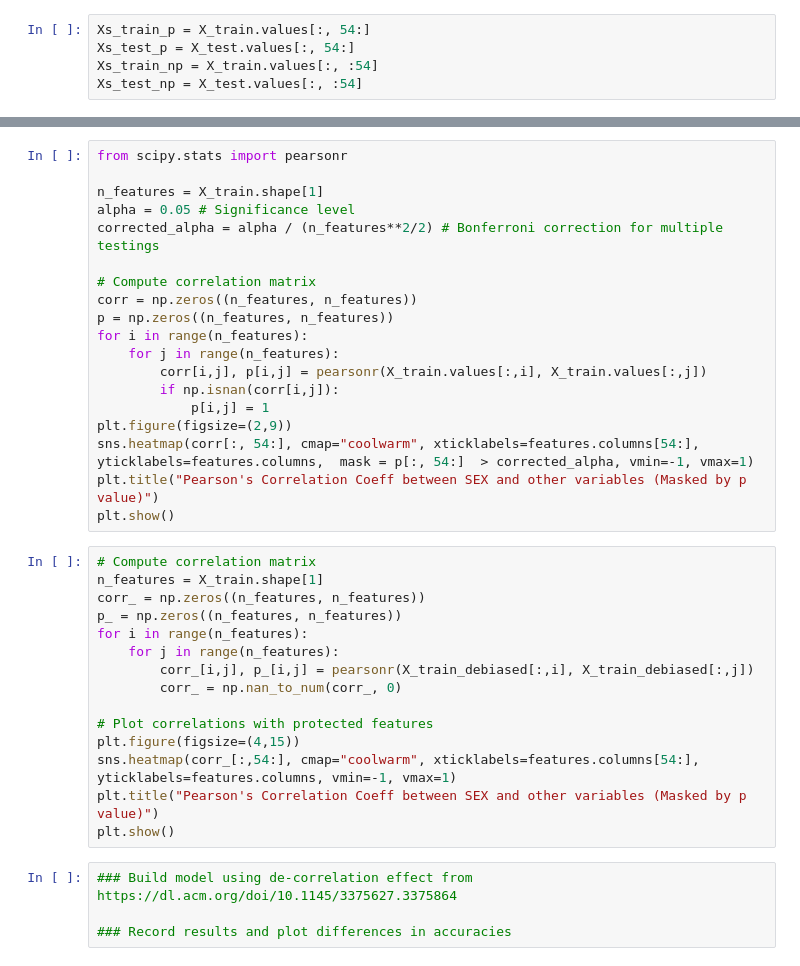
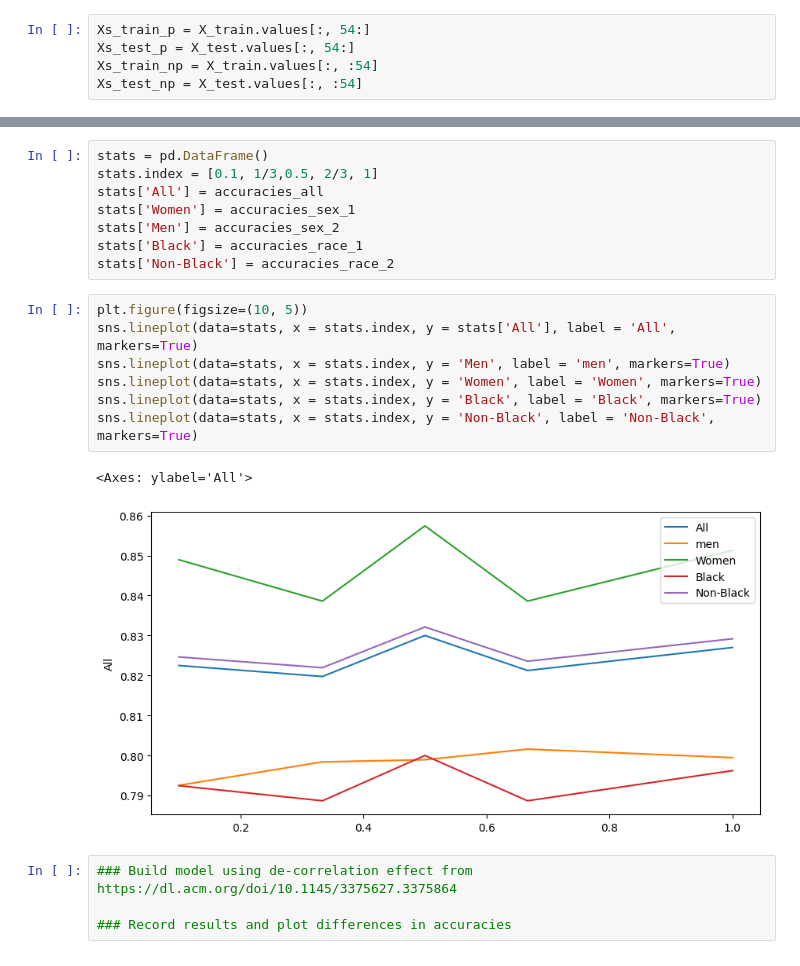
Before and after one commit to hugzito/AF2, a Jupyter notebook: afae24-assignment-02-template.ipynb, the cells around one changed output, grey strips where cells are left out. Saved outputs shown, nothing was run; the diff lists cells and outputs as text.

```diff
--- a/afae24-assignment-02-template.ipynb
+++ b/afae24-assignment-02-template.ipynb
@@ -164,37 +239,21 @@ X_train_debiased = np.concatenate([X_train_unprotected_debiased, Xs_train_p], ax
-# %%
-from scipy.stats import pearsonr
-
-n_features = X_train.shape[1]
-alpha = 0.05 # Significance level
-corrected_alpha = alpha / (n_features**2/2) # Bonferroni correction for multiple testings
-
-# Compute correlation matrix
-corr = np.zeros((n_features, n_features))
-p = np.zeros((n_features, n_features))
-for i in range(n_features):
-    for j in range(n_features):
-        corr[i,j], p[i,j] = pearsonr(X_train.values[:,i], X_train.values[:,j])
-        if np.isnan(corr[i,j]):
-            p[i,j] = 1
-plt.figure(figsize=(2,9))
-sns.heatmap(corr[:, 54:], cmap="coolwarm", xticklabels=features.columns[54:], yticklabels=features.columns,  mask = p[:, 54:]  > corrected_alpha, vmin=-1, vmax=1)
-plt.title("Pearson's Correlation Coeff between SEX and other variables (Masked by p value)")
-plt.show()
-# %%
-# Compute correlation matrix
-n_features = X_train.shape[1]
-corr_ = np.zeros((n_features, n_features))
-p_ = np.zeros((n_features, n_features))
-for i in range(n_features):
-    for j in range(n_features):
-        corr_[i,j], p_[i,j] = pearsonr(X_train_debiased[:,i], X_train_debiased[:,j])
-        corr_ = np.nan_to_num(corr_, 0)
-
-# Plot correlations with protected features
-plt.figure(figsize=(4,15))
-sns.heatmap(corr_[:,54:], cmap="coolwarm", xticklabels=features.columns[54:], yticklabels=features.columns, vmin=-1, vmax=1)
-plt.title("Pearson's Correlation Coeff between SEX and other variables (Masked by p value)")
-plt.show()
+# %%
+stats = pd.DataFrame()
+stats.index = [0.1, 1/3,0.5, 2/3, 1]
+stats['All'] = accuracies_all
+stats['Women'] = accuracies_sex_1
+stats['Men'] = accuracies_sex_2
+stats['Black'] = accuracies_race_1
+stats['Non-Black'] = accuracies_race_2
+# %%
+plt.figure(figsize=(10, 5))
+sns.lineplot(data=stats, x = stats.index, y = stats['All'], label = 'All', markers=True)
+sns.lineplot(data=stats, x = stats.index, y = 'Men', label = 'men', markers=True)
+sns.lineplot(data=stats, x = stats.index, y = 'Women', label = 'Women', markers=True)
+sns.lineplot(data=stats, x = stats.index, y = 'Black', label = 'Black', markers=True)
+sns.lineplot(data=stats, x = stats.index, y = 'Non-Black', label = 'Non-Black', markers=True)
+# %% [output]
+<Axes: ylabel='All'>
+[figure, added]
 # %%
 ### Build model using de-correlation effect from https://dl.acm.org/doi/10.1145/3375627.3375864
 
```
Also changed, not shown: parts of 4 cells of this notebook, 1 other file.
